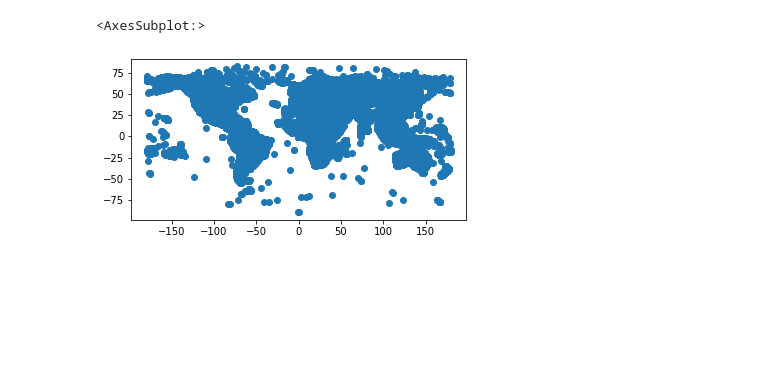
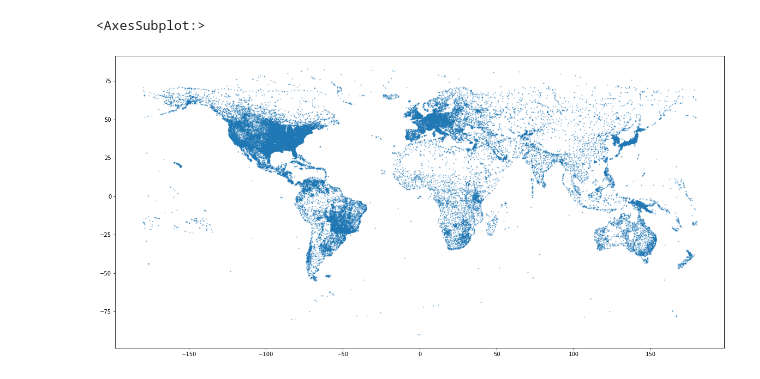
Before and after one commit to sepam/30DayMapChallenge-2021, a Jupyter notebook: day1/day1.ipynb, the cells around one changed output. Cells and saved outputs as stored; diff of their text form; code cells hidden in the pictures; blank space fills up the shorter version.

Commit message:
add bigger plot with smaller markers

```diff
--- a/day1/day1.ipynb
+++ b/day1/day1.ipynb
@@ -17,8 +17,11 @@ df.head()
 # %%
 dfs = df[['name', 'latitude_deg', 'longitude_deg']]
 dfs.to_csv('airports-small.csv', index=False)
-# %%
-df.plot()
-# %% [output]
-<AxesSubplot:>
-[figure, removed]
+# %%
+
+fig, ax = plt.subplots(figsize=(20, 20))
+ax.set_aspect('equal')  # ensures aspect ratio is maintained
+df.plot(ax=ax, markersize=1, alpha=0.5)
+# %% [output]
+<AxesSubplot:>
+[figure, added]
```
